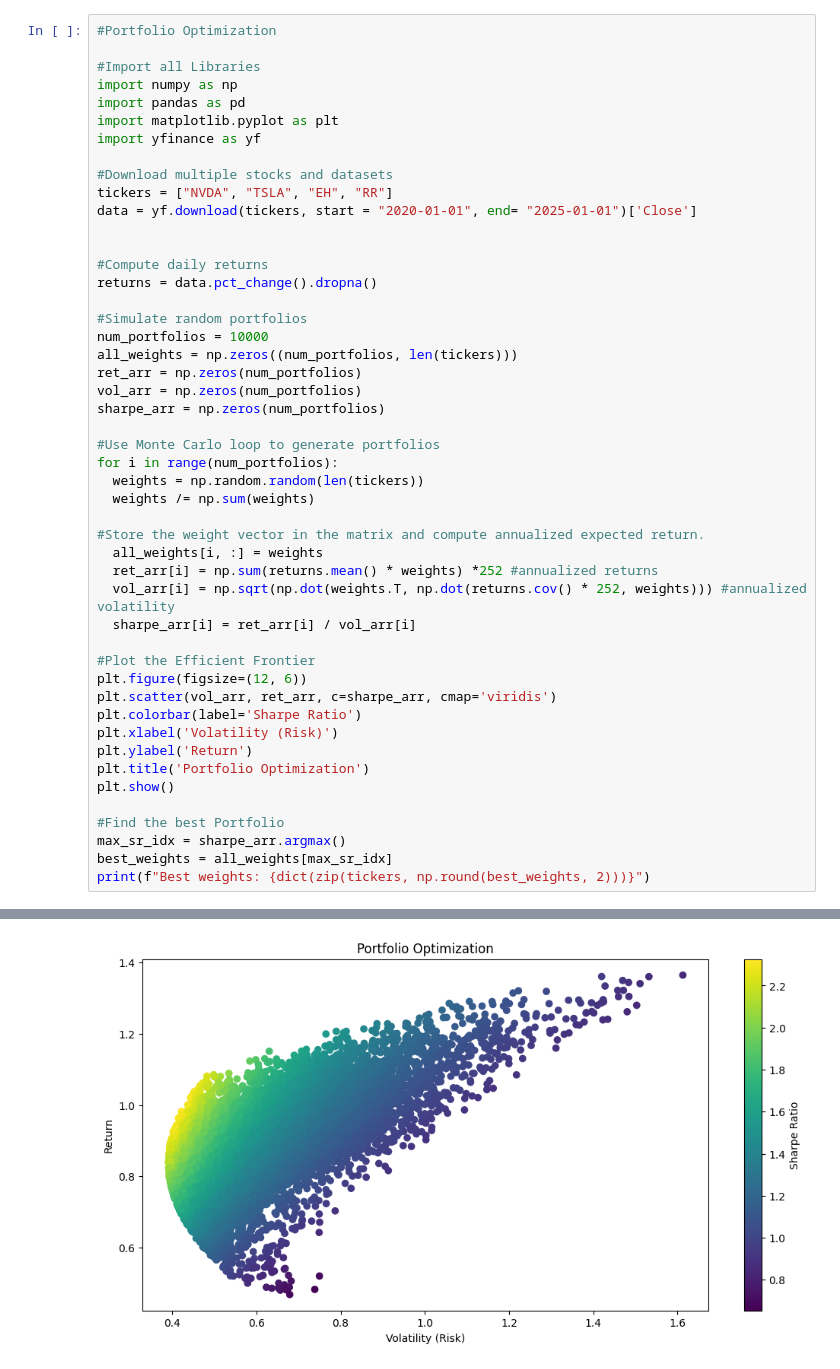
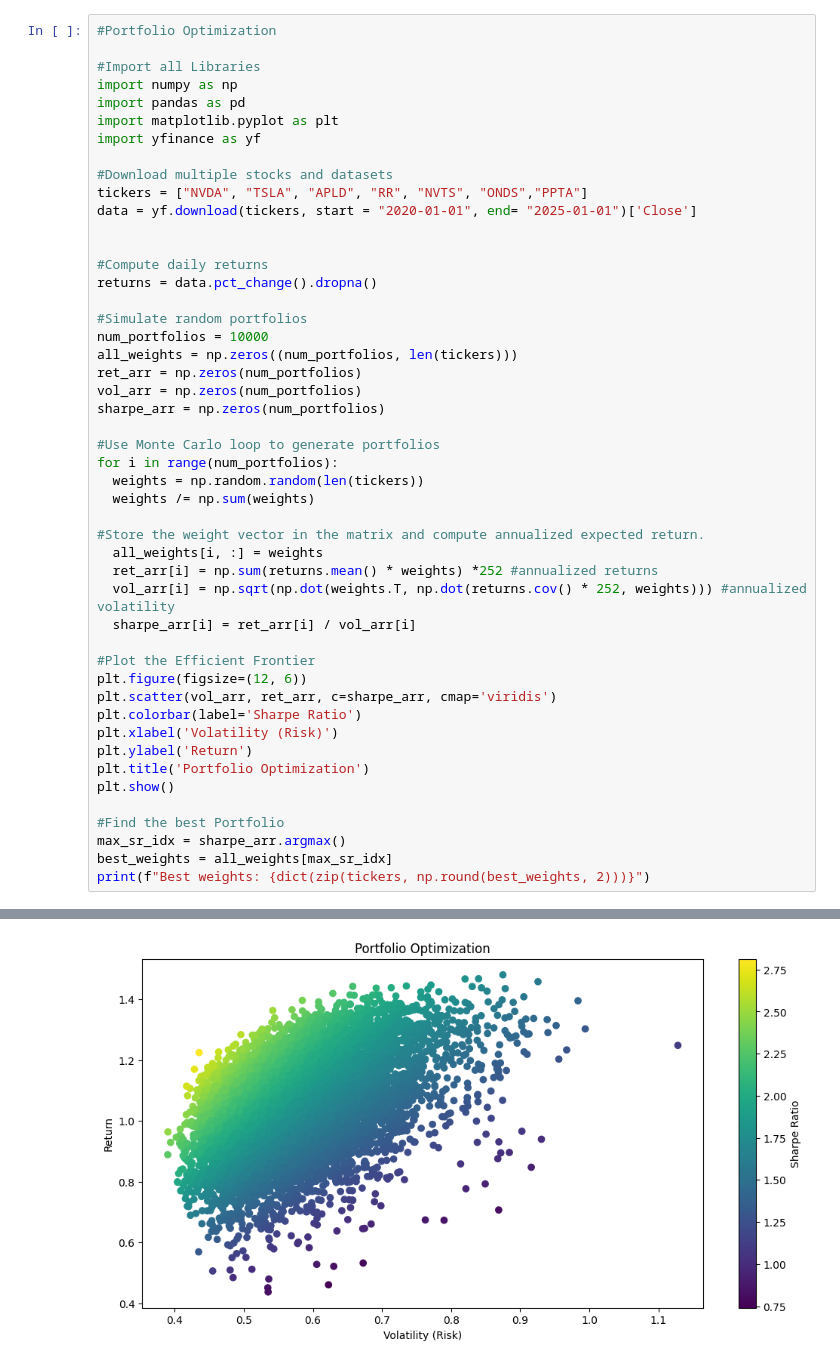
Before and after one commit to Taewan0508/portfolio_optimization, a Jupyter notebook: portfolio_optimization.ipynb, the cells around one changed output, grey strips where cells are left out. Saved outputs shown, nothing was run; the diff lists cells and outputs as text.

```diff
--- a/portfolio_optimization.ipynb
+++ b/portfolio_optimization.ipynb
@@ -10,7 +10,7 @@ import matplotlib.pyplot as plt
 import yfinance as yf
 
 #Download multiple stocks and datasets
-tickers = ["NVDA", "TSLA", "EH", "RR"]
+tickers = ["NVDA", "TSLA", "APLD", "RR", "NVTS", "ONDS","PPTA"]
 data = yf.download(tickers, start = "2020-01-01", end= "2025-01-01")['Close']
 
 
@@ -53 +53 @@ print(f"Best weights: {dict(zip(tickers, np.round(best_weights, 2)))}")
-[figure, old version]
+[figure, new version]
```
Also changed, not shown: parts of 1 cell of this notebook.
